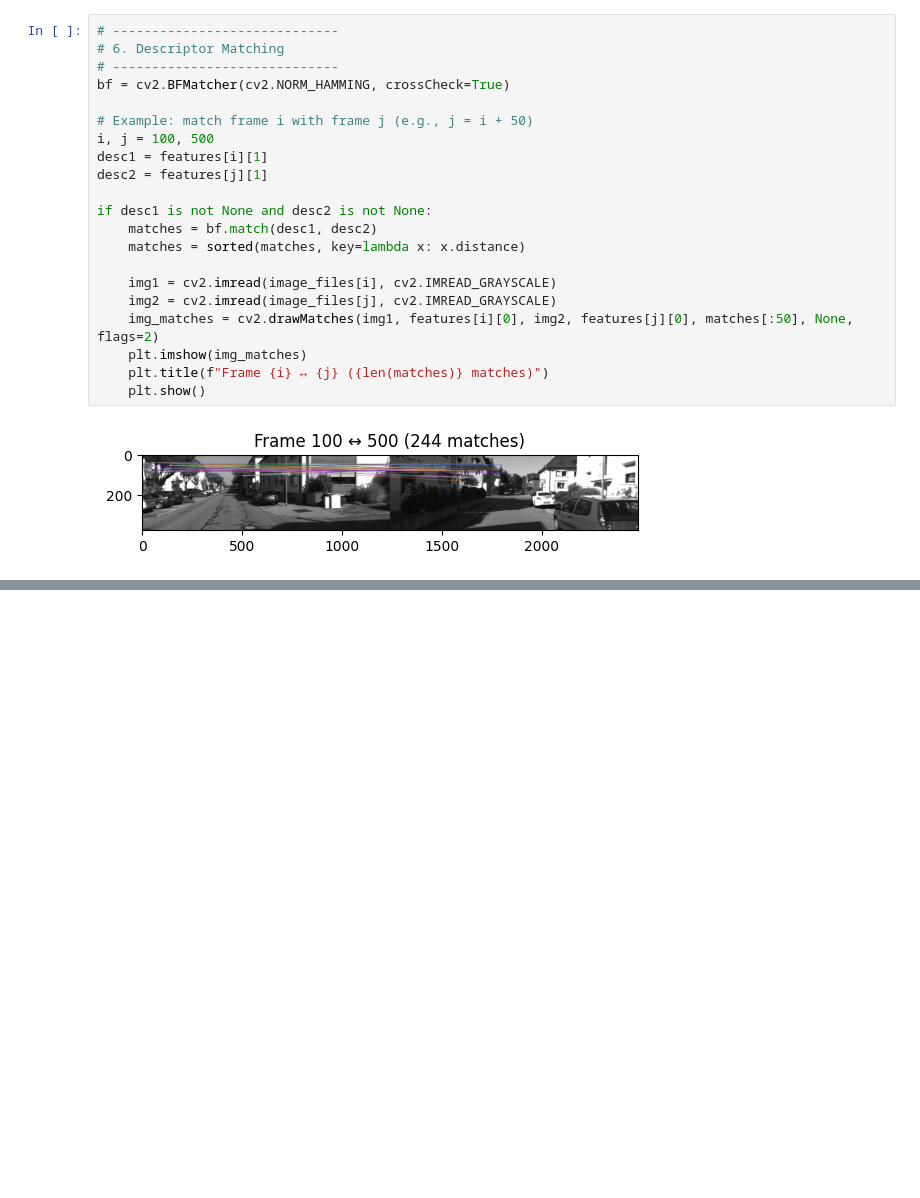
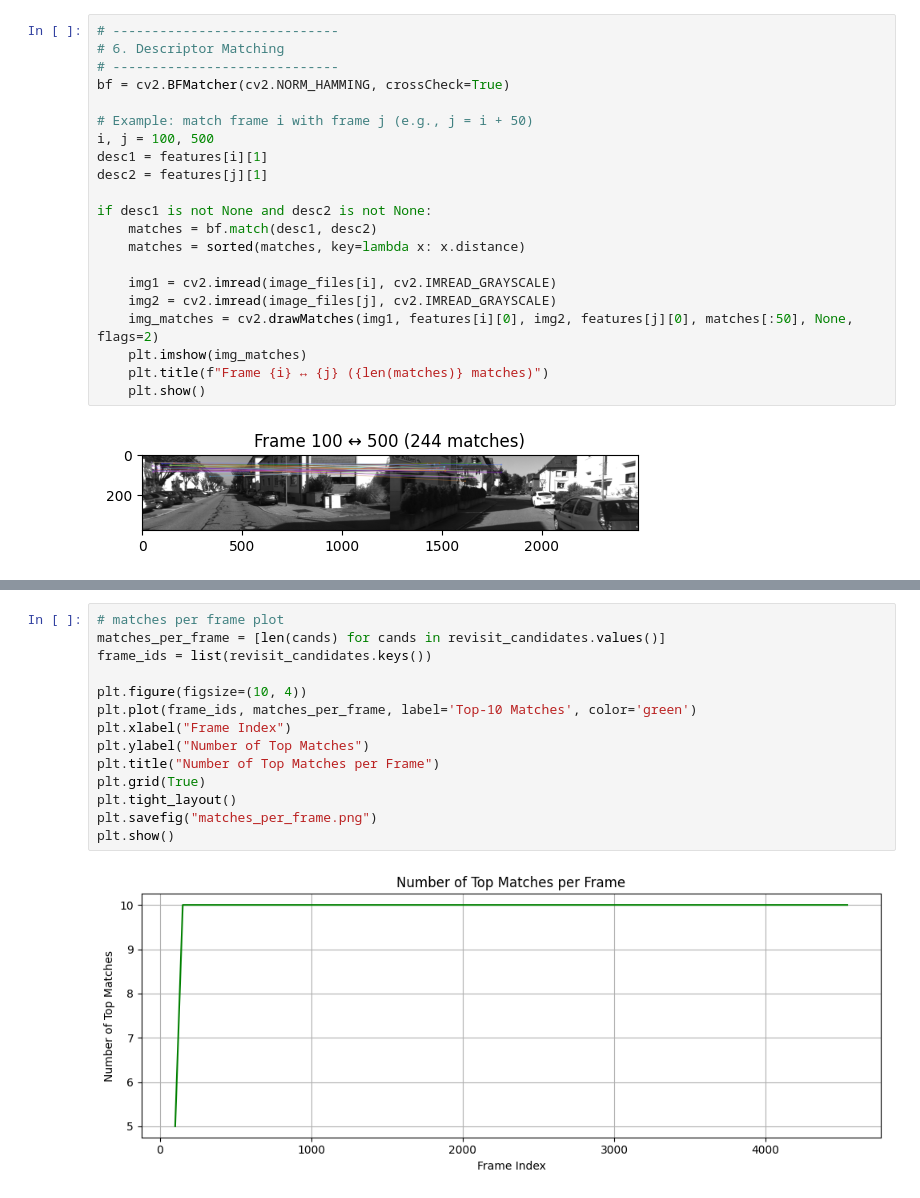
Before and after one commit to ChiragKothari/LTU-CV-IP, a Jupyter notebook: Project-Feature Extraction for Place Recognition.ipynb, the cells around one changed output, grey strips where cells are left out. Cells and saved outputs as stored; diff of their text form; blank space fills up the shorter version.

```diff
--- a/Project-Feature Extraction for Place Recognition.ipynb
+++ b/Project-Feature Extraction for Place Recognition.ipynb
@@ -118,0 +232,16 @@ for i in tqdm(range(100, N, 20), desc="Detecting revisits"):
+# %%
+# matches per frame plot
+matches_per_frame = [len(cands) for cands in revisit_candidates.values()]
+frame_ids = list(revisit_candidates.keys())
+
+plt.figure(figsize=(10, 4))
+plt.plot(frame_ids, matches_per_frame, label='Top-10 Matches', color='green')
+plt.xlabel("Frame Index")
+plt.ylabel("Number of Top Matches")
+plt.title("Number of Top Matches per Frame")
+plt.grid(True)
+plt.tight_layout()
+plt.savefig("matches_per_frame.png")
+plt.show()
+# %% [output]
+[figure, added]
```
Also changed, not shown: parts of 5 cells of this notebook.
